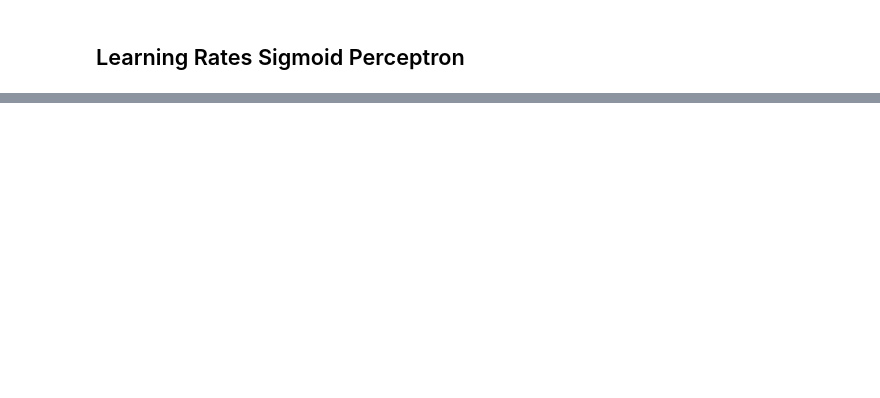
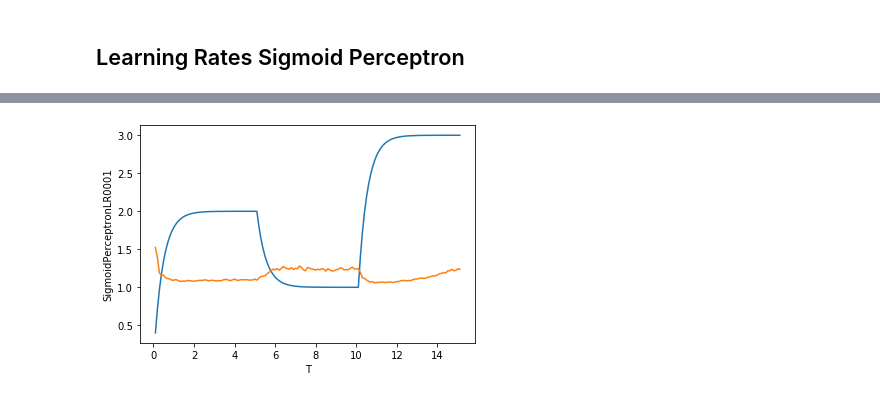
Before and after one commit to JamesDun2866/Computational-Science, a Jupyter notebook: Computational Science.ipynb, the cells around one changed output, grey strips where cells are left out. Cells and saved outputs as stored; diff of their text form; code cells hidden in the pictures; blank space fills up the shorter version.

```diff
--- a/Computational Science.ipynb
+++ b/Computational Science.ipynb
@@ -476,21 +525,3 @@ t2 = sns.lineplot(x="T", y="StepFunction", data=df1) #plot predicted
-# %%
-x1 = Tuple_converter(df1['xNoise'])
-Stepfunction = train_weights_step(x1,0.01,10)
-df1['StepFunction'] = Stepfunction
-t = sns.lineplot(x="T", y="X", data=df1)  #plot actual
-t2 = sns.lineplot(x="T", y="StepFunction", data=df1) #plot predicted
-# %%
-x1 = Tuple_converter(df1['xNoise'])
-Stepfunction = train_weights_step(x1,0.1,10)
-df1['StepFunction'] = Stepfunction
-t = sns.lineplot(x="T", y="X", data=df1)  #plot actual
-t2 = sns.lineplot(x="T", y="StepFunction", data=df1) #plot predicted
-# %%
-x1 = Tuple_converter(df1['xNoise'])
-Stepfunction = train_weights_step(x1,0.001,10)
-df1['StepFunction'] = Stepfunction
-t = sns.lineplot(x="T", y="X", data=df1)  #plot actual
-t2 = sns.lineplot(x="T", y="StepFunction", data=df1) #plot predicted
 # %% [markdown]
 ## Sigmoid Function Perceptron
 # %%
@@ -553,6 +590,8 @@ Stepplt = sns.lineplot(x="T", y="SigmoidPerceptronLR01", data=df1) #plot predict
 # %%
 xLR025 = Tuple_converter(df1['xNoise'])
 SigmoidPerceptronLR025 = train_weights_sigmoid(xLR025,0.001,1) #Train Perceptron using learning rate 0.25
-df1['SigmoidPerceptronLR025'] = SigmoidPerceptronLR025 # add learning rate 0.25 to dataframe
+df1['SigmoidPerceptronLR0001'] = SigmoidPerceptronLR025 # add learning rate 0.25 to dataframe
 Noiseplt = sns.lineplot(x="T", y="X", data=df1)  # plot actual
-Stepplt = sns.lineplot(x="T", y="SigmoidPerceptronLR025", data=df1) #plot predicted
+Stepplt = sns.lineplot(x="T", y="SigmoidPerceptronLR0001", data=df1) #plot predicted
+# %% [output]
+[figure, added]
```
Also changed, not shown: parts of 16 cells of this notebook, 2 other files.
